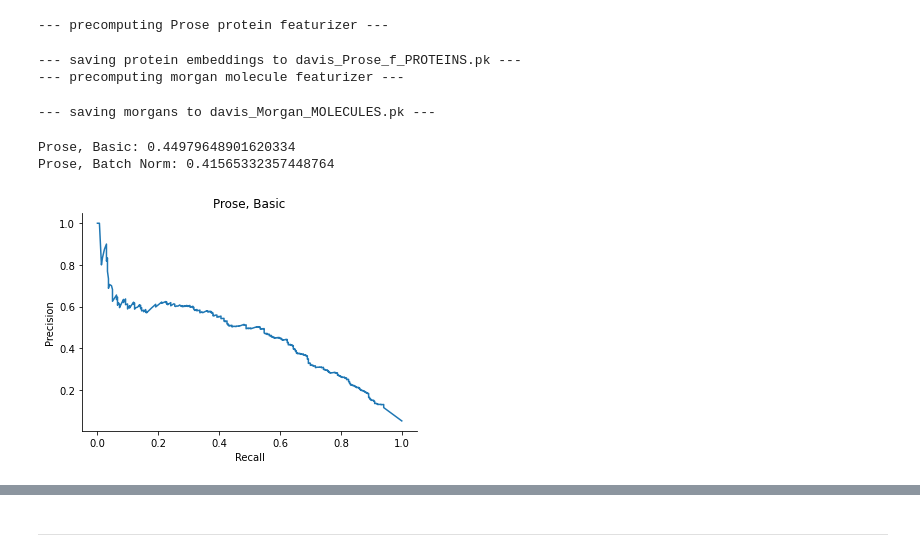
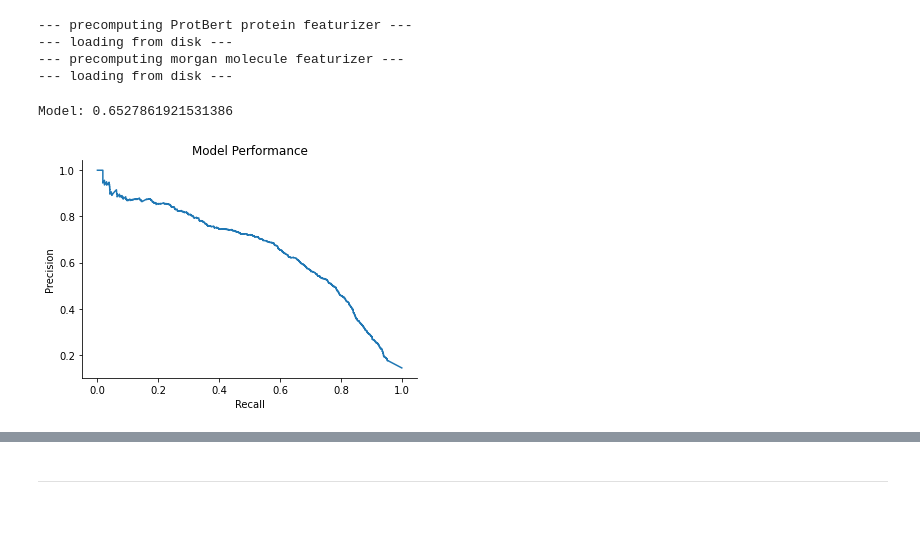
Before and after one commit to samsledje/ConPLex_dev, a Jupyter notebook: nb/Explore Co-Embedding Landscape.ipynb, the cells around one changed output, grey strips where cells are left out. Saved outputs shown, nothing was run; the diff lists cells and outputs as text; code cells hidden in the pictures; blank space fills up the shorter version.

```diff
--- a/nb/Explore Co-Embedding Landscape.ipynb
+++ b/nb/Explore Co-Embedding Landscape.ipynb
@@ -16,6 +16,5 @@ os.makedirs(DATA_DIR,exist_ok=True)
 sys.path.append(BASE_DIR)
 # %%
 #embedding_analysis_best_model = "Bindingdb_SimpleCosine_Morgan_ESM_DSCRIPT_cat_rep0_best_model.sav"
-prose_no_batch = torch.load(f"{MODEL_BASE_DIR}/davis_basic_cosine_morgan_prose_best_model.sav").eval().cuda()
-prose_batch_norm = torch.load(f"{MODEL_BASE_DIR}/davis_basicbatchnorm_cosine_morgan_prose_best_model.sav").eval().cuda()
+model = torch.load(f"{MODEL_BASE_DIR}/BindingDB_ProtBert_Morgan_progressiveMargin_DUDeWithin_best_model.sav").eval().cuda()
 # %%
@@ -51,3 +34,3 @@ CosineBatchNorm(
 # %%
-df = pd.read_csv(f"{BASE_DIR}/dataset/DAVIS/test.csv",index_col=0,header=0)
+df = pd.read_csv(f"{BASE_DIR}/dataset/BindingDB/test.csv",index_col=0,header=0)
 # %%
@@ -56,37 +39,33 @@ from mol_feats import Morgan_f
 # %%
-prot_f = Prose_f()
+prot_f = ProtBert_f()
 mol_f = Morgan_f()
 # %%
-prot_f.precompute(df['Target Sequence'],to_disk_path='davis',from_disk=True)
-mol_f.precompute(df['SMILES'],to_disk_path='davis',from_disk=True)
+prot_f.precompute(df['Target Sequence'],to_disk_path='../saved_embeddings/bindingdb',from_disk=True)
+mol_f.precompute(df['SMILES'],to_disk_path='../saved_embeddings/bindingdb',from_disk=True)
 # %% [output]
---- precomputing Prose protein featurizer ---
+--- precomputing ProtBert protein featurizer ---
+--- loading from disk ---
+--- precomputing morgan molecule featurizer ---
+--- loading from disk ---
---- saving protein embeddings to davis_Prose_f_PROTEINS.pk ---
---- precomputing morgan molecule featurizer ---
---- saving morgans to davis_Morgan_MOLECULES.pk ---
 # %%
-p_basic = []
-p_batchnorm = []
+preds = []
 for _, (sm, seq, lab, _, _) in tqdm(df.iterrows(),total=len(df)):
-    p_basic.append(prose_no_batch(mol_f(sm).unsqueeze(0), prot_f(seq).unsqueeze(0)).detach().cpu().numpy())
-    p_batchnorm.append(prose_batch_norm(mol_f(sm).unsqueeze(0), prot_f(seq).unsqueeze(0)).detach().cpu().numpy())
+    preds.append(model(mol_f(sm).unsqueeze(0).cuda(), prot_f(seq).unsqueeze(0).cuda()).detach().cpu().numpy())
 # %%
 from sklearn.metrics import precision_recall_curve, average_precision_score
 import matplotlib.pyplot as plt
 import seaborn as sns
 # %%
-print(f"Prose, Basic: {average_precision_score(df['Label'], p_basic)}")
-print(f"Prose, Batch Norm: {average_precision_score(df['Label'], p_batchnorm)}")
+print(f"Model: {average_precision_score(df['Label'], preds)}")
 # %% [output]
-Prose, Basic: 0.44979648901620334
-Prose, Batch Norm: 0.41565332357448764
+Model: 0.6527861921531386
 # %%
-pr, rec, thr = precision_recall_curve(df['Label'], p_basic)
+pr, rec, thr = precision_recall_curve(df['Label'], preds)
 plt.plot(rec, pr)
 plt.xlabel('Recall')
 plt.ylabel('Precision')
-plt.title('Prose, Basic')
+plt.title('Model Performance')
 sns.despine()
 plt.show()
 # %% [output]
-[figure, old version]
+[figure, new version]
```
Also changed, not shown: parts of 14 cells of this notebook, 9 other files.
